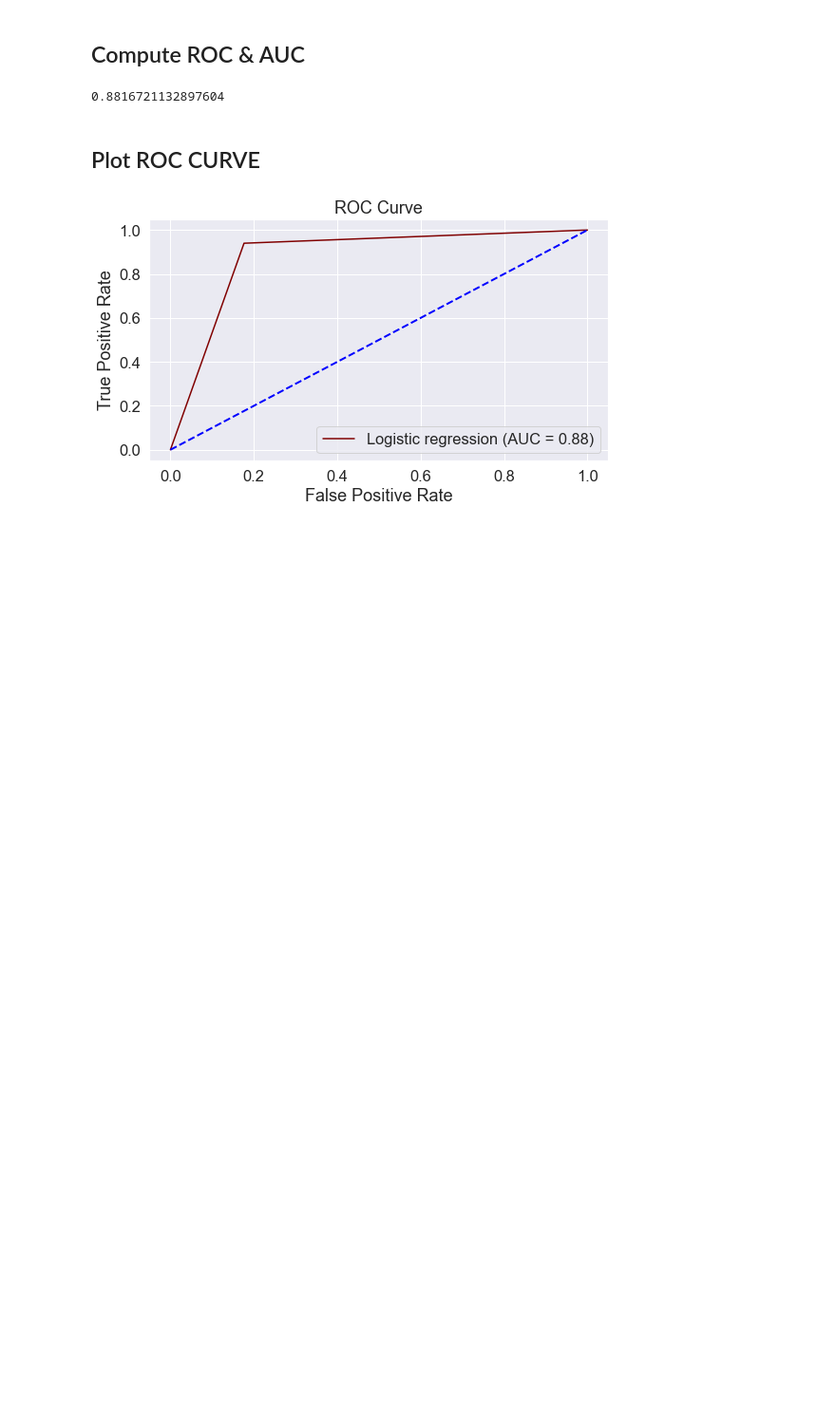
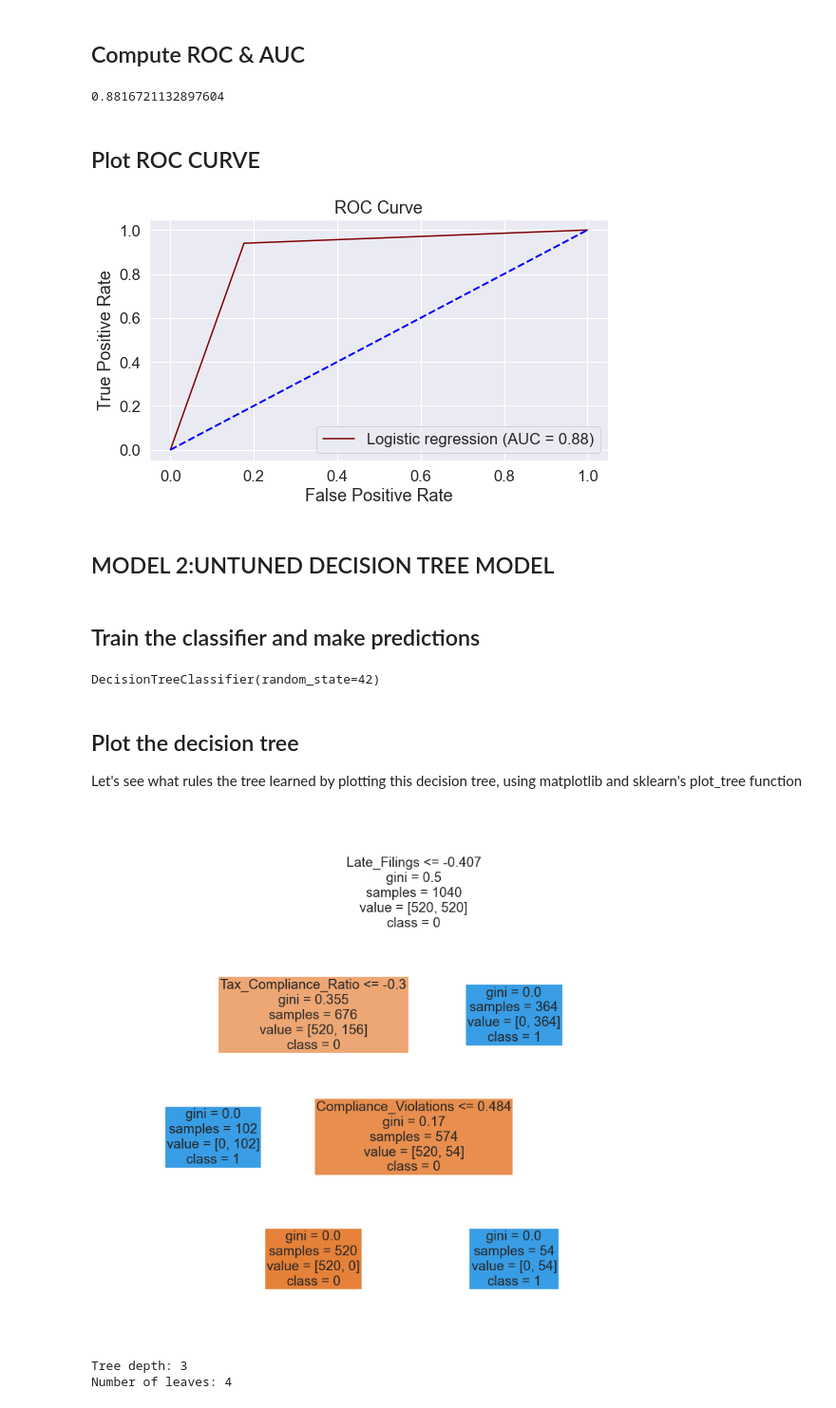
Before and after one commit to Harriet-ngomo/Taxpayer-Risk-Classification, a Jupyter notebook: index.ipynb, the cells around one changed output. Shown at 95% size. Saved outputs shown, nothing was run; the diff lists cells and outputs as text; code cells hidden in the pictures; blank space fills up the shorter version.

Commit message:
Untuned Decision tree Modelling

```diff
--- a/index.ipynb
+++ b/index.ipynb
@@ -556,3 +557,30 @@ plt.tight_layout()
 plt.show()
 # %% [output]
 [figure]
+# %% [markdown]
+## MODEL 2:UNTUNED DECISION TREE MODEL
+# %% [markdown]
+## Train the classifier and make predictions
+# %%
+# Create the classifier, fit it on the training data and make predictions on the test set
+
+clf = DecisionTreeClassifier(random_state =SEED)
+clf.fit(X_train_smote, y_train_smote)
+# %% [output]
+DecisionTreeClassifier(random_state=42)
+# %% [markdown]
+## Plot the decision tree
+Let's see what rules the tree learned by plotting this decision tree, using matplotlib and sklearn's plot_tree function
+# %%
+fig, axes = plt.subplots(nrows = 1,ncols = 1, figsize = (3,3), dpi=300)
+tree.plot_tree(clf,
+          feature_names = X_train_smote.columns,
+          class_names=np.unique(y).astype('str'),
+          filled = True)
+plt.show()
+print("Tree depth:", clf.get_depth())
+print("Number of leaves:", clf.get_n_leaves())
+# %% [output]
+[figure, added]
+Tree depth: 3
+Number of leaves: 4
```
Also changed, not shown: parts of 1 cell of this notebook.
